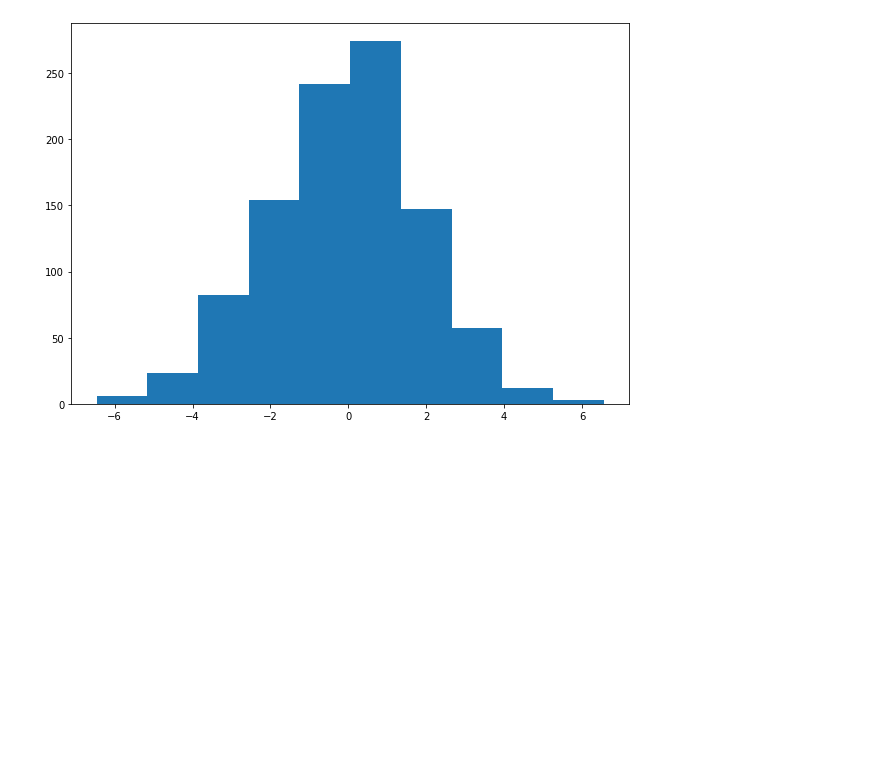
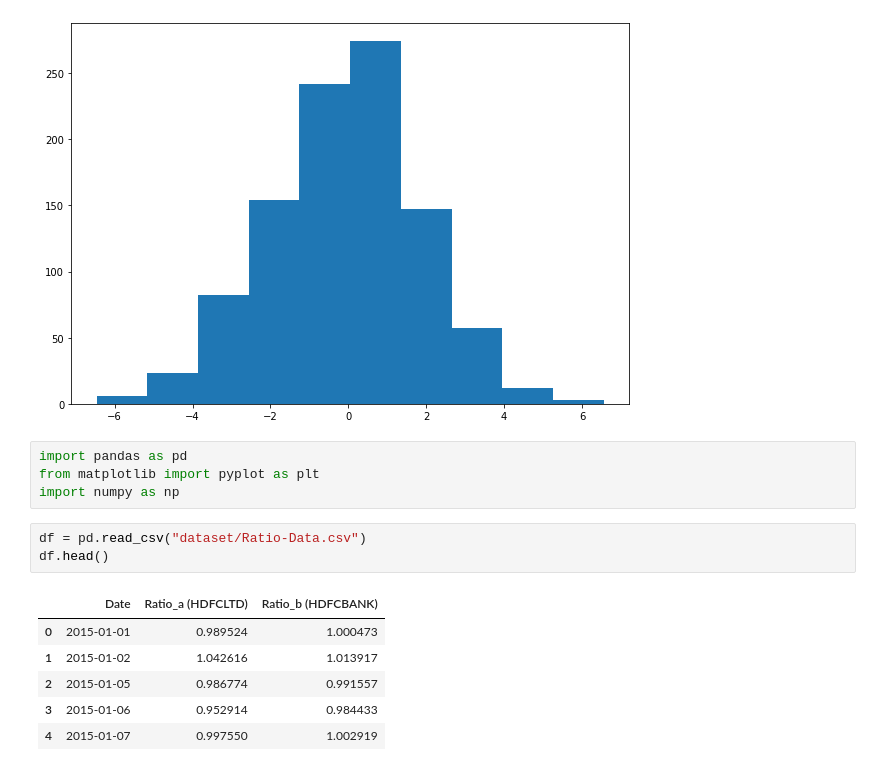
Before and after one commit to RSwarnkar/stock-merger-swap-profitability, a Jupyter notebook: Swap-Profitability .ipynb, the cells around one changed output. Drawn from its saved outputs; the diff is of its cells as text; blank space fills up the shorter version.

```diff
--- a/Swap-Profitability .ipynb
+++ b/Swap-Profitability .ipynb
@@ -16,3 +16,17 @@ ax.hist(var_X)
 plt.show()
 # %% [output]
 [figure]
+# %%
+import pandas as pd
+from matplotlib import pyplot as plt
+import numpy as np
+# %%
+df = pd.read_csv("dataset/Ratio-Data.csv")
+df.head()
+# %% [output]
+|  | Date | Ratio_a (HDFCLTD) | Ratio_b (HDFCBANK) |
+| 0 | 2015-01-01 | 0.989524 | 1.000473 |
+| 1 | 2015-01-02 | 1.042616 | 1.013917 |
+| 2 | 2015-01-05 | 0.986774 | 0.991557 |
+| 3 | 2015-01-06 | 0.952914 | 0.984433 |
+| 4 | 2015-01-07 | 0.997550 | 1.002919 |
```
Also changed, not shown: parts of 5 cells of this notebook, 2 other files.
